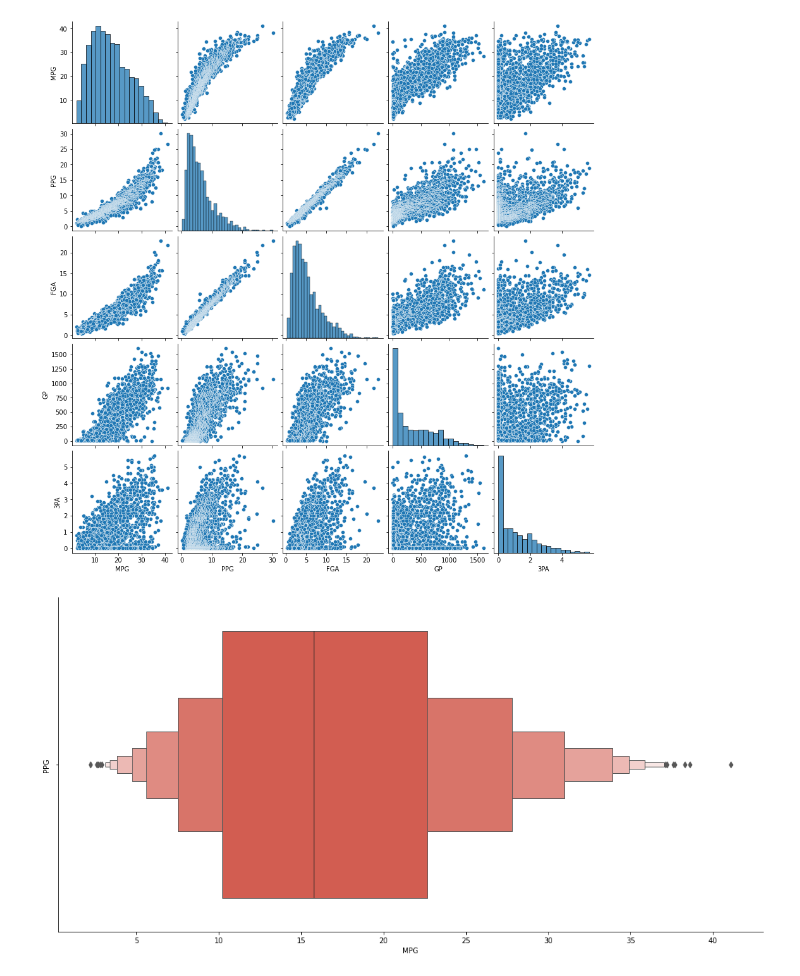
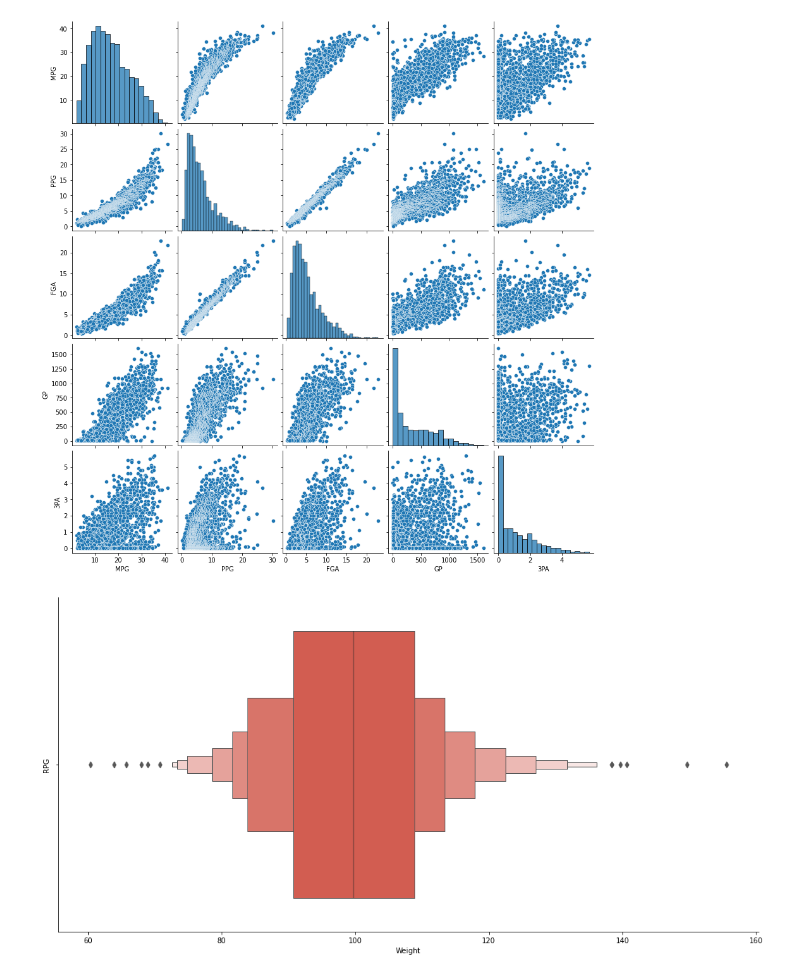
Before and after one commit to Neophyte96/Basketball-Optimal-Weight, a Jupyter notebook: Visualization.ipynb, the cells around one changed output. Saved outputs shown, nothing was run; the diff lists cells and outputs as text; code cells hidden in the pictures.

```diff
--- a/Visualization.ipynb
+++ b/Visualization.ipynb
@@ -66,17 +66,17 @@ sns.pairplot(df[['MPG','PPG', 'FGA', 'GP',"3PA"]])
 [figure]
 # %%
 g = sns.catplot(
-    x='MPG',
+    x='Weight',
     data =df,
     kind='boxen',
-    hue='PPG',
+    hue='RPG',
     palette=['#E74C3C', '#7FB3D5', '#27AE60'],
     height=7,
     aspect=2,
     legend=False,
-    ).set_axis_labels('MPG', 'PPG')
+    ).set_axis_labels('Weight', 'RPG')
 # %% [output]
-[figure, old version]
+[figure, new version]
 # %%
 df.info()
 # %% [output]
```
Also changed, not shown: 4 other files.
